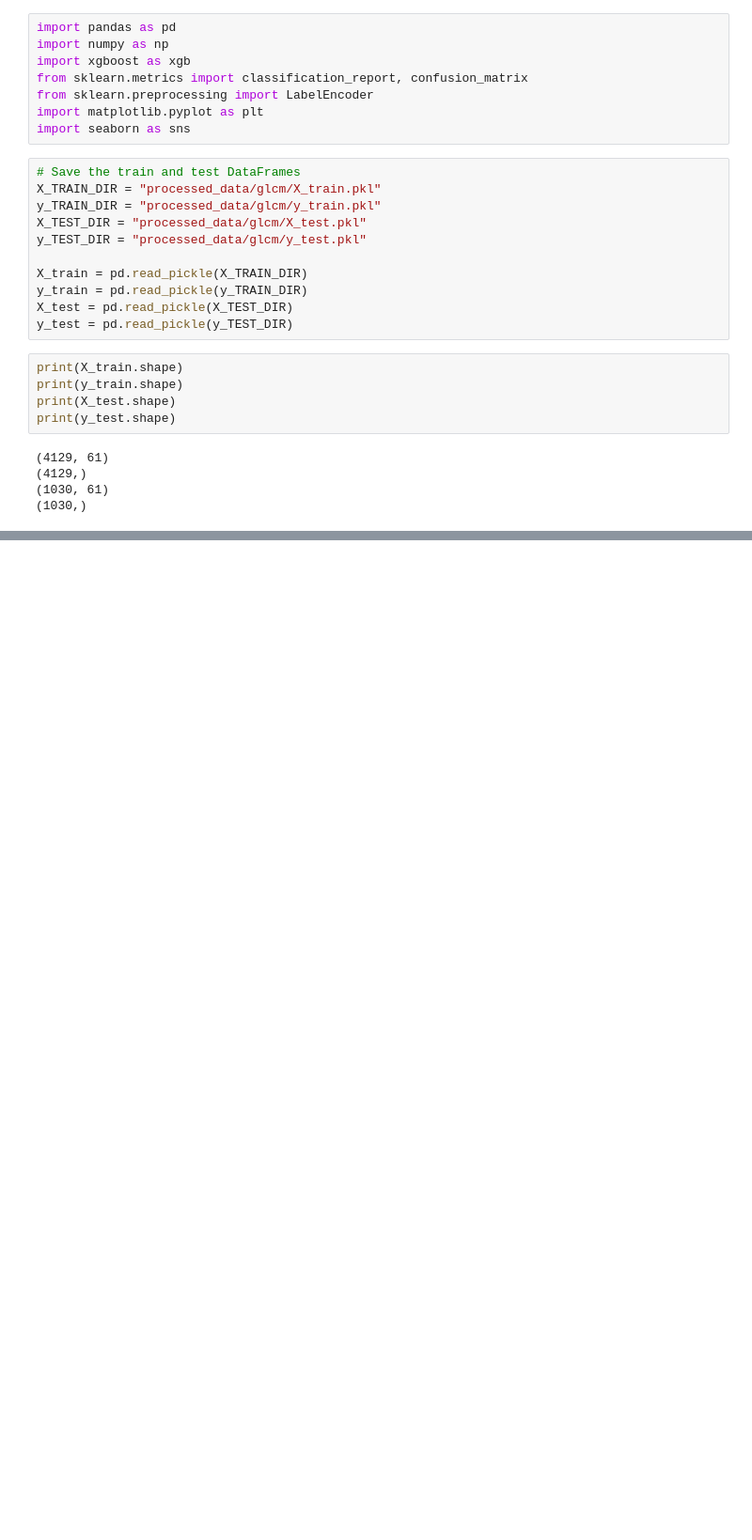
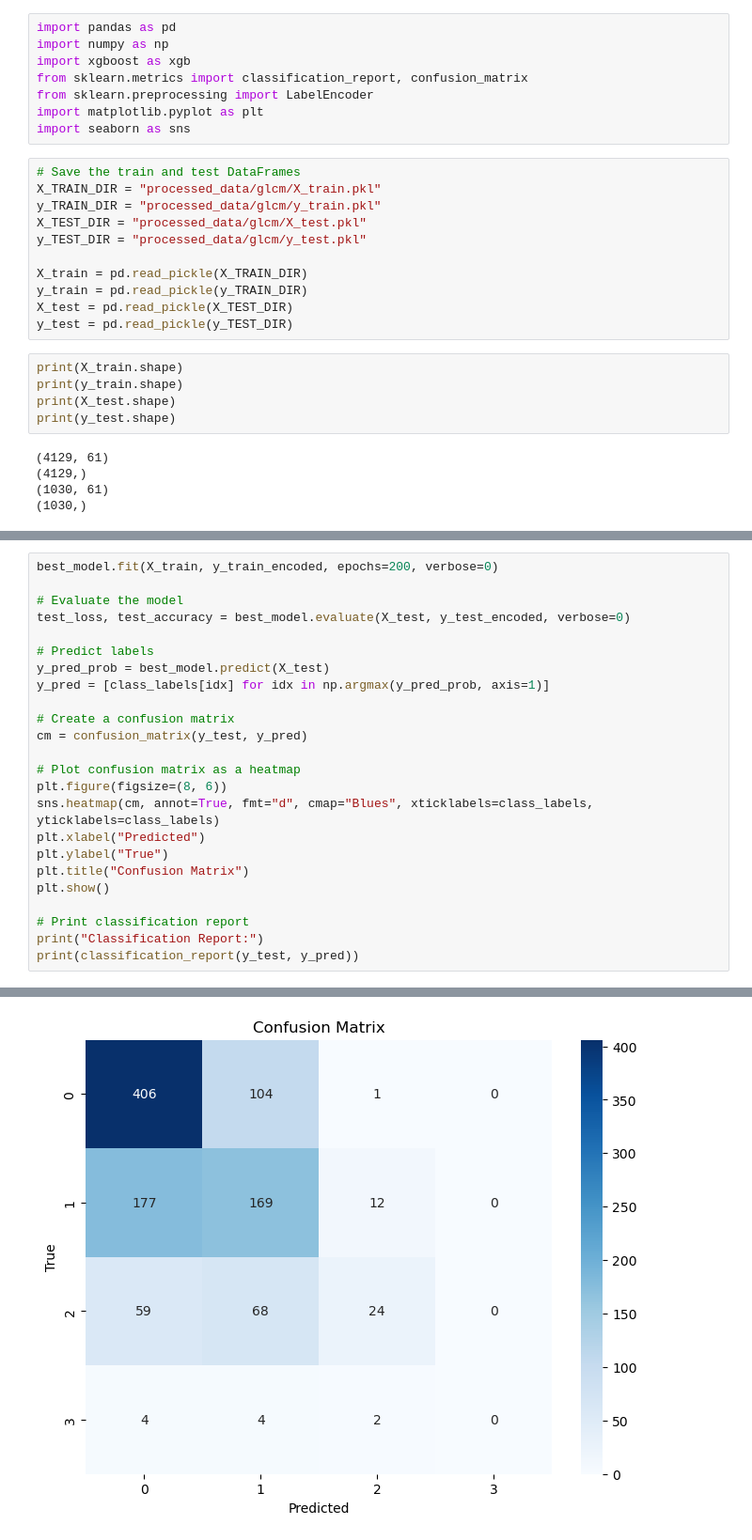
Before and after one commit to kohlongyang/alzheimer_detection, a Jupyter notebook: NN_glcm.ipynb, the cells around one changed output, grey strips where cells are left out. Shown at 94% size. Cells and saved outputs as stored; diff of their text form; blank space fills up the shorter version.

```diff
--- a/NN_glcm.ipynb
+++ b/NN_glcm.ipynb
@@ -107,0 +167,25 @@ weighted avg       0.77      0.77      0.77      1030
+# %%
+best_model.fit(X_train, y_train_encoded, epochs=200, verbose=0)
+
+# Evaluate the model
+test_loss, test_accuracy = best_model.evaluate(X_test, y_test_encoded, verbose=0)
+
+# Predict labels
+y_pred_prob = best_model.predict(X_test)
+y_pred = [class_labels[idx] for idx in np.argmax(y_pred_prob, axis=1)]
+
+# Create a confusion matrix
+cm = confusion_matrix(y_test, y_pred)
+
+# Plot confusion matrix as a heatmap
+plt.figure(figsize=(8, 6))
+sns.heatmap(cm, annot=True, fmt="d", cmap="Blues", xticklabels=class_labels, yticklabels=class_labels)
+plt.xlabel("Predicted")
+plt.ylabel("True")
+plt.title("Confusion Matrix")
+plt.show()
+
+# Print classification report
+print("Classification Report:")
+print(classification_report(y_test, y_pred))
+# %% [output]
@@ -107,0 +193 @@ weighted avg       0.77      0.77      0.77      1030
+[figure, added]
```
Also changed, not shown: parts of 5 cells of this notebook, 4 other files.
